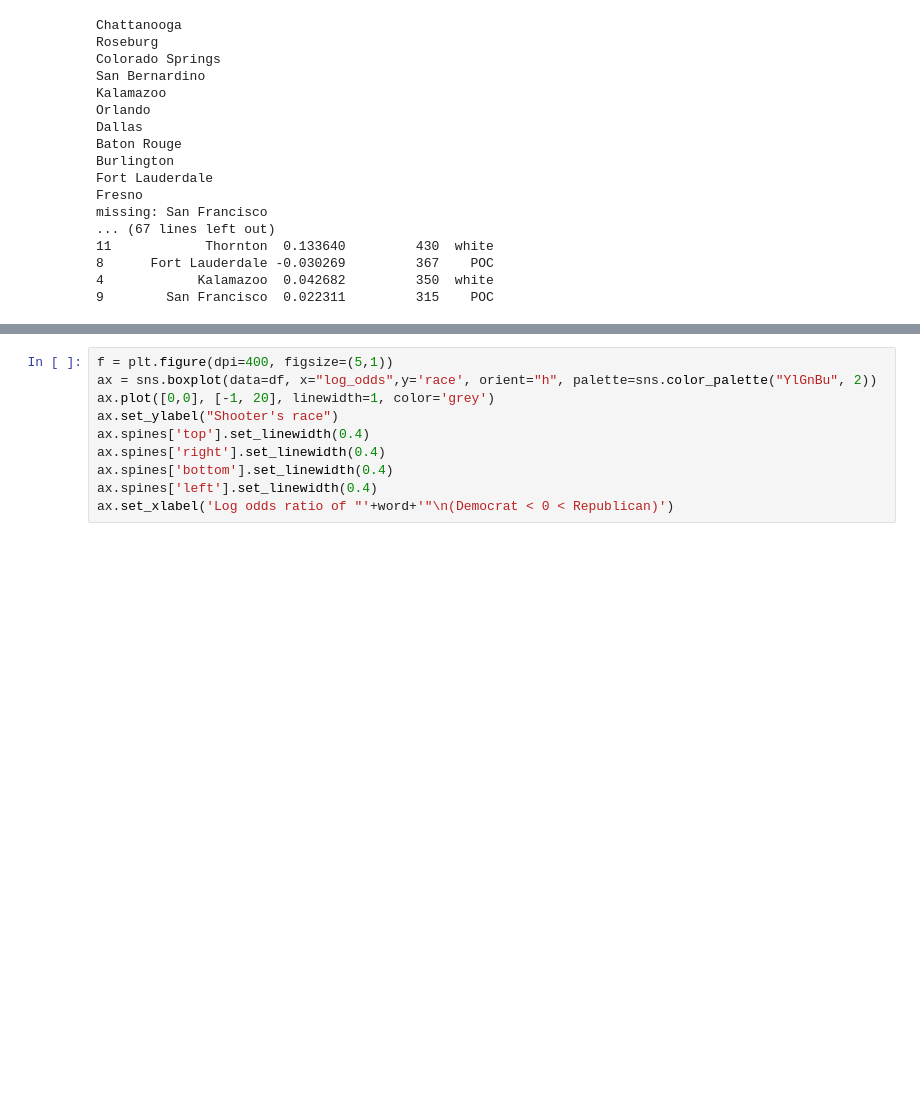
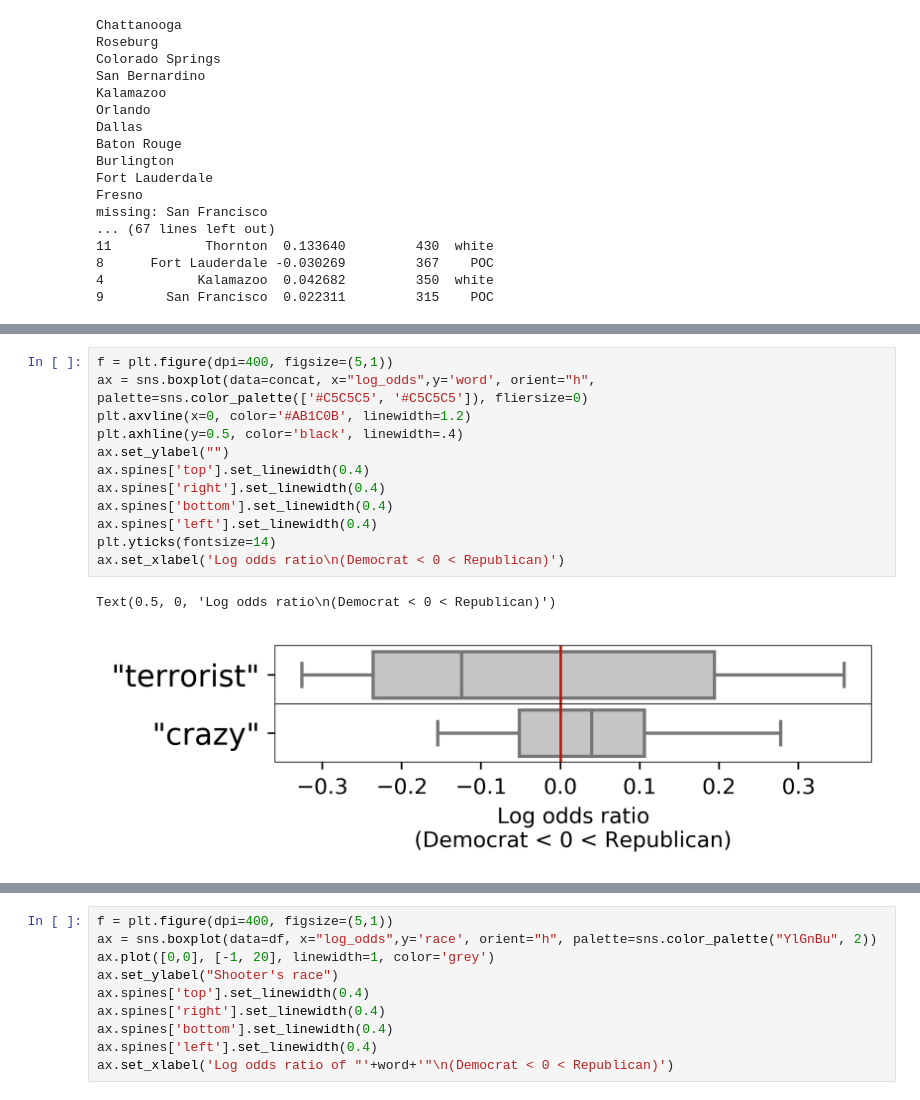
Before and after one commit to ddemszky/framing-twitter, a Jupyter notebook: 4_word_partisanship/plot word partisanship.ipynb, the cells around one changed output, grey strips where cells are left out. Saved outputs shown, nothing was run; the diff lists cells and outputs as text; blank space fills up the shorter version.

```diff
--- a/4_word_partisanship/plot word partisanship.ipynb
+++ b/4_word_partisanship/plot word partisanship.ipynb
@@ -88,0 +89,15 @@ l = ax.legend(bbox_to_anchor=(.35, 1), loc=3, borderaxespad=0., ncol=2, frameon=
+# %%
+f = plt.figure(dpi=400, figsize=(5,1))
+ax = sns.boxplot(data=concat, x="log_odds",y='word', orient="h", palette=sns.color_palette(['#C5C5C5', '#C5C5C5']), fliersize=0)
+plt.axvline(x=0, color='#AB1C0B', linewidth=1.2)
+plt.axhline(y=0.5, color='black', linewidth=.4)
+ax.set_ylabel("")
+ax.spines['top'].set_linewidth(0.4)
+ax.spines['right'].set_linewidth(0.4)
+ax.spines['bottom'].set_linewidth(0.4)
+ax.spines['left'].set_linewidth(0.4)
+plt.yticks(fontsize=14)
+ax.set_xlabel('Log odds ratio\n(Democrat < 0 < Republican)')
+# %% [output]
+Text(0.5, 0, 'Log odds ratio\n(Democrat < 0 < Republican)')
+[figure, added]
```
Also changed, not shown: parts of 8 cells of this notebook, 45 other files.
